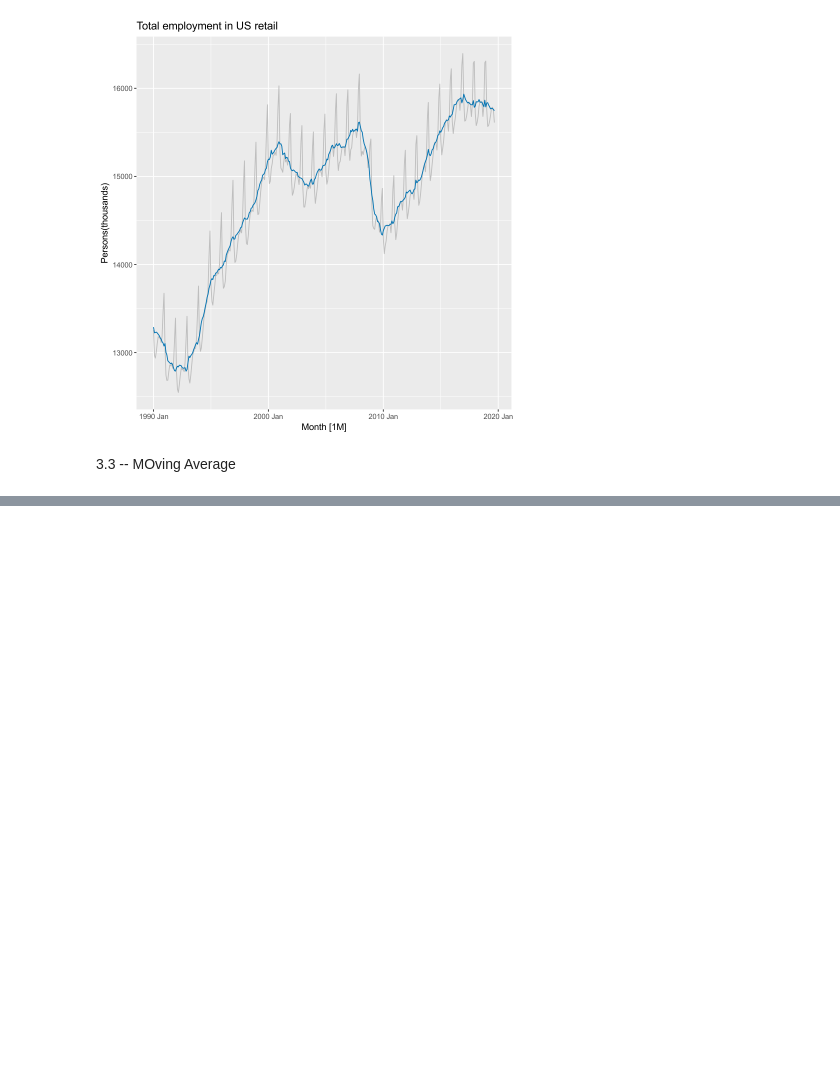
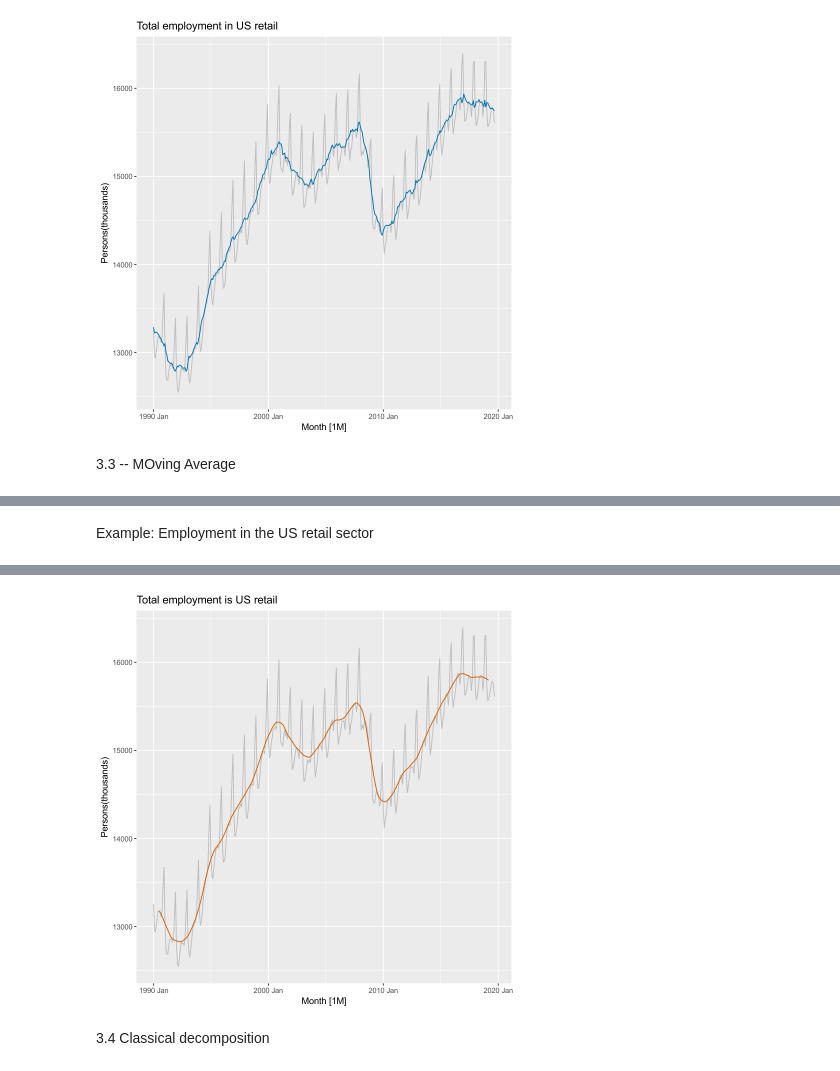
Before and after one commit to ARKA1112/Time_Series_R, a Jupyter notebook: OTEXTS_3.ipynb, the cells around one changed output, grey strips where cells are left out. Cells and saved outputs as stored; diff of their text form; code cells hidden in the pictures; blank space fills up the shorter version.

```diff
--- a/OTEXTS_3.ipynb
+++ b/OTEXTS_3.ipynb
@@ -229,0 +291,13 @@ title="Total employment in US retail")
+# %% [markdown]
+Example: Employment in the US retail sector
+# %%
+us_retail_employment_ma <- us_emp |>
+mutate(
+    `12-MA` = slider::slide_dbl(Employed, mean, .before=5, .after=6, .complete=TRUE),
+    `2x12-MA` = slider::slide_dbl(`12-MA`,mean, .before=1, .after=0, .complete=TRUE)
+)
+# %%
+us_retail_employment_ma |>
+autoplot(Employed, colour="gray") +
+geom_line(aes(y=`2x12-MA`), colour="#D55E00") + labs(y="Persons(thousands)", title="Total employment is US retail")
+# %% [output]
@@ -229,0 +306,3 @@ title="Total employment in US retail")
+[figure, added]
+# %% [markdown]
+3.4 Classical decomposition
```
Also changed, not shown: parts of 26 cells of this notebook.
